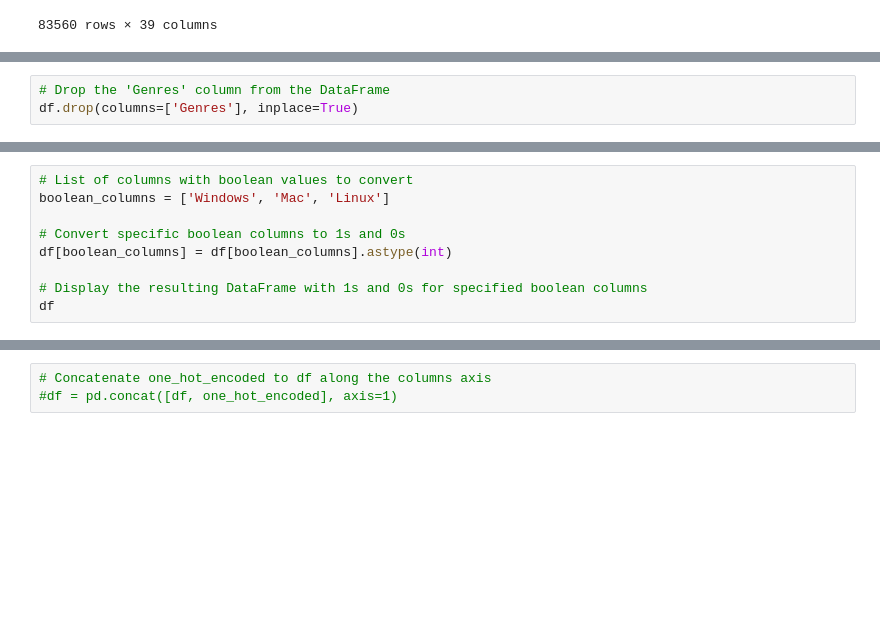
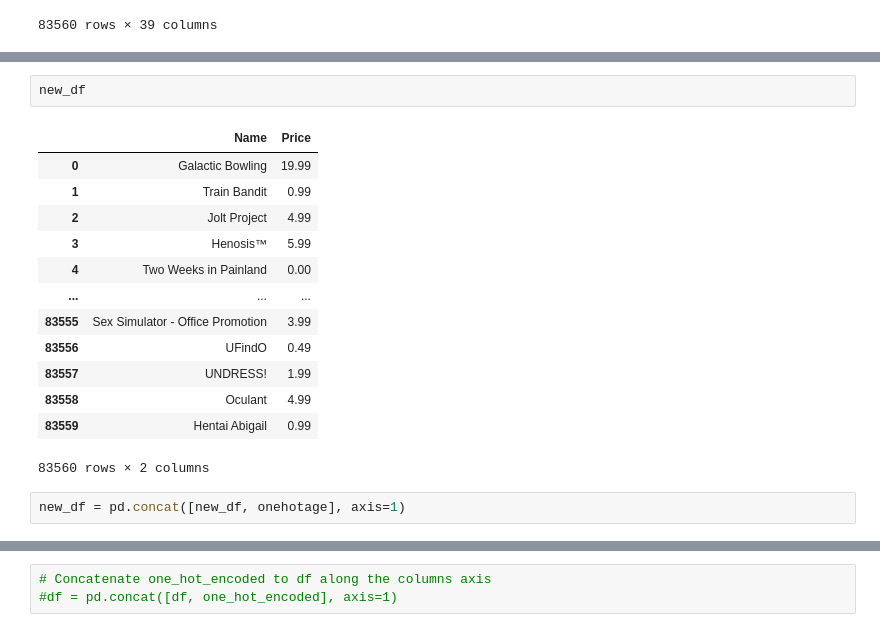
Before and after one commit to mifardli/RecommendationSystem, a Jupyter notebook: Steam_recommendations.ipynb, the cells around one changed output, grey strips where cells are left out. Drawn from its saved outputs; the diff is of its cells as text; blank space fills up the shorter version.

```diff
--- a/Steam_recommendations.ipynb
+++ b/Steam_recommendations.ipynb
@@ -171,3 +341,0 @@ Streaming output truncated to the last 5000 lines.
-# %%
-# Drop the 'Genres' column from the DataFrame
-df.drop(columns=['Genres'], inplace=True)
@@ -211,9 +341,0 @@ Streaming output truncated to the last 5000 lines.
-# %%
-# List of columns with boolean values to convert
-boolean_columns = ['Windows', 'Mac', 'Linux']
-
-# Convert specific boolean columns to 1s and 0s
-df[boolean_columns] = df[boolean_columns].astype(int)
-
-# Display the resulting DataFrame with 1s and 0s for specified boolean columns
-df
@@ -256,0 +376,18 @@ onehotplay
+# %%
+new_df
+# %% [output]
+|  | Name | Price |
+| 0 | Galactic Bowling | 19.99 |
+| 1 | Train Bandit | 0.99 |
+| 2 | Jolt Project | 4.99 |
+| 3 | Henosis™ | 5.99 |
+| 4 | Two Weeks in Painland | 0.00 |
+| ... | ... | ... |
+| 83555 | Sex Simulator - Office Promotion | 3.99 |
+| 83556 | UFindO | 0.49 |
+| 83557 | UNDRESS! | 1.99 |
+| 83558 | Oculant | 4.99 |
+| 83559 | Hentai Abigail | 0.99 |
+83560 rows × 2 columns
+# %%
+new_df = pd.concat([new_df, onehotage], axis=1)
```
Also changed, not shown: parts of 31 cells of this notebook.
